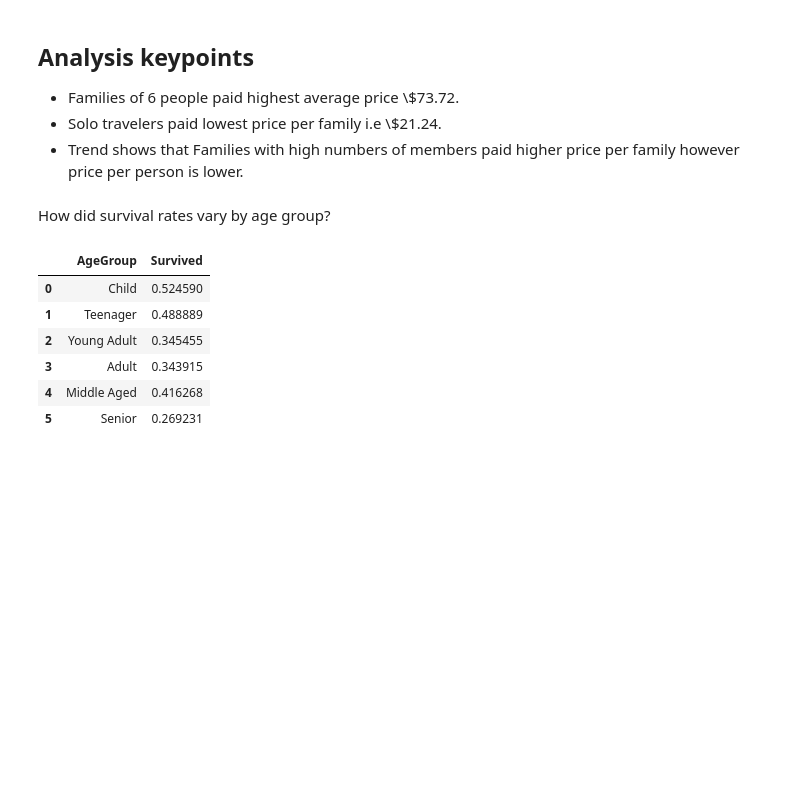
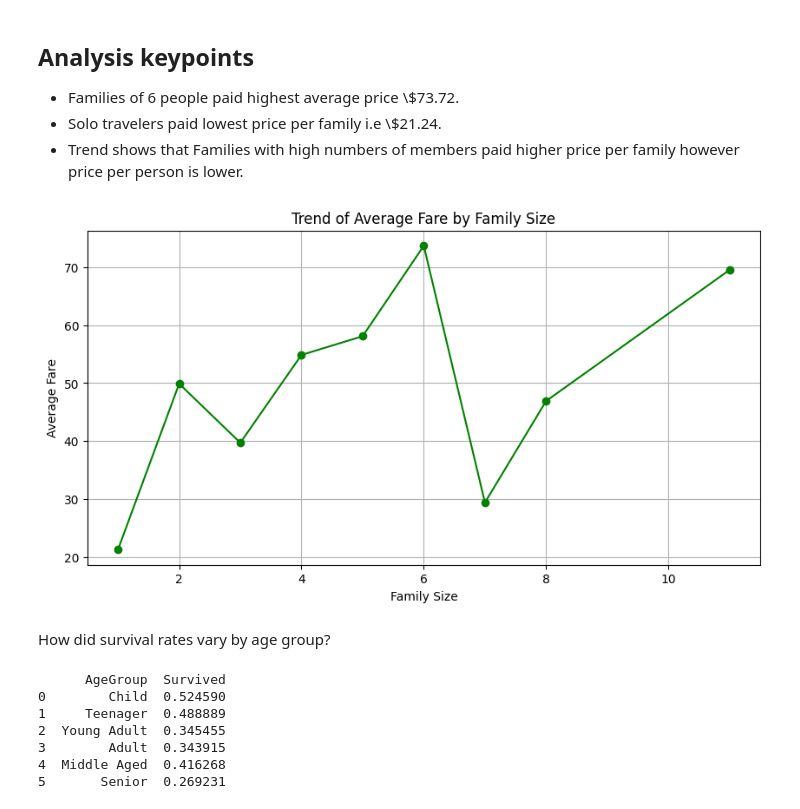
Before and after one commit to iamnileshsharma/Titanic_case_study, a Jupyter notebook: TitanicCasestudy.ipynb, the cells around one changed output. Cells and saved outputs as stored; diff of their text form; code cells hidden in the pictures; blank space fills up the shorter version.

Commit message:
Visualization

```diff
--- a/TitanicCasestudy.ipynb
+++ b/TitanicCasestudy.ipynb
@@ -78,4 +80,4 @@ gender_survival_data
 # %%
 data["familysize"]=data["SibSp"]+data["Parch"]+1
 # %%
-data.groupby("familysize")["Fare"].mean().reset_index()
+Family_average_fare=data.groupby("familysize")["Fare"].mean().reset_index()
@@ -103,18 +94,29 @@ data.groupby("familysize")["Fare"].mean().reset_index()
         Trend shows that Families with high numbers of members paid higher price per family however price per person is lower.
     </li>
 </UL>
+# %%
+plt.figure(figsize=(10, 5))
+plt.plot(Family_average_fare["familysize"], Family_average_fare["Fare"], marker='o', linestyle='-', color='green')
+plt.xlabel("Family Size")
+plt.ylabel("Average Fare")
+plt.title("Trend of Average Fare by Family Size")
+plt.grid(True)
+plt.show()
+# %% [output]
+[figure, added]
 # %% [markdown]
 How did survival rates vary by age group?
 # %%
 bins=[1,12,18,25,35,60,100]
 labels=["Child","Teenager","Young Adult","Adult","Middle Aged","Senior"]
 data["AgeGroup"]=pd.cut(data["Age"], bins=bins, labels=labels, right=False)
-data.groupby("AgeGroup",observed=False)["Survived"].mean().reset_index()
+survivalby_agegroup= data.groupby("AgeGroup",observed=False)["Survived"].mean().reset_index()
+print(survivalby_agegroup)
 # %% [output]
-|  | AgeGroup | Survived |
-| 0 | Child | 0.524590 |
-| 1 | Teenager | 0.488889 |
-| 2 | Young Adult | 0.345455 |
-| 3 | Adult | 0.343915 |
-| 4 | Middle Aged | 0.416268 |
-| 5 | Senior | 0.269231 |
+      AgeGroup  Survived
+0        Child  0.524590
+1     Teenager  0.488889
+2  Young Adult  0.345455
+3        Adult  0.343915
+4  Middle Aged  0.416268
+5       Senior  0.269231
```
Also changed, not shown: parts of 4 cells of this notebook.
